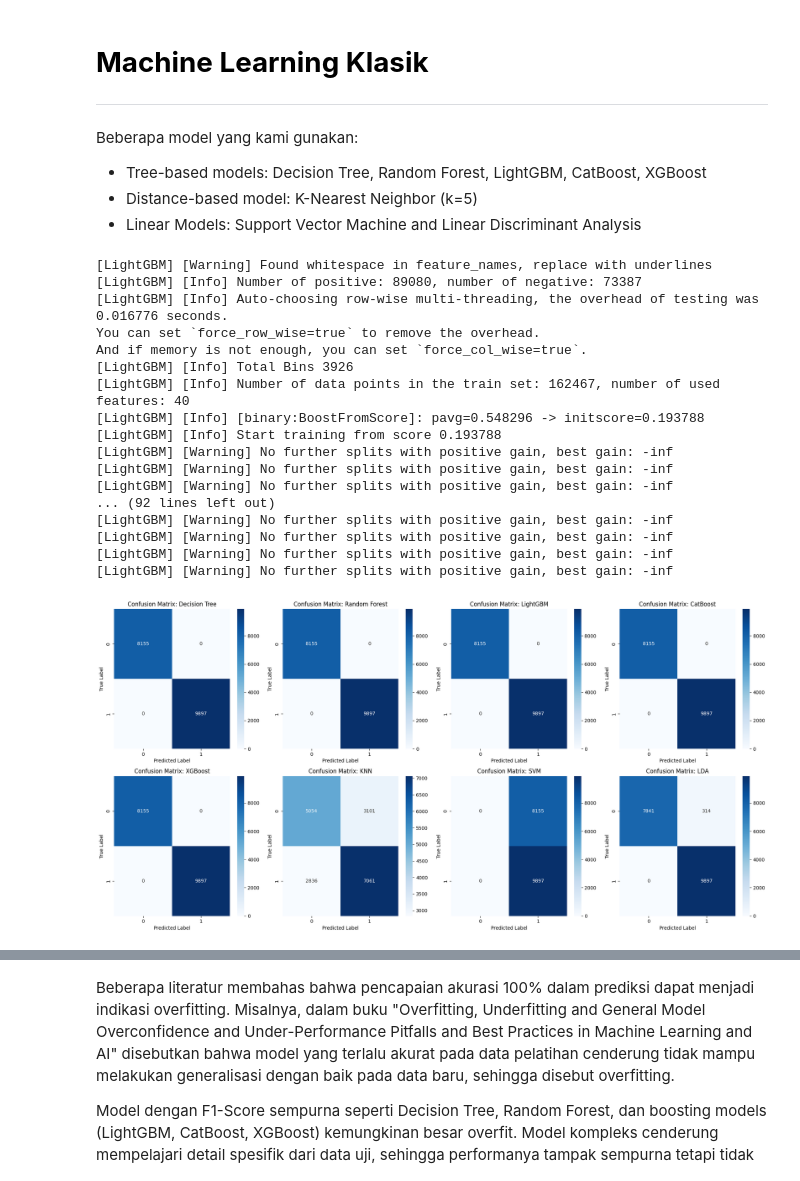
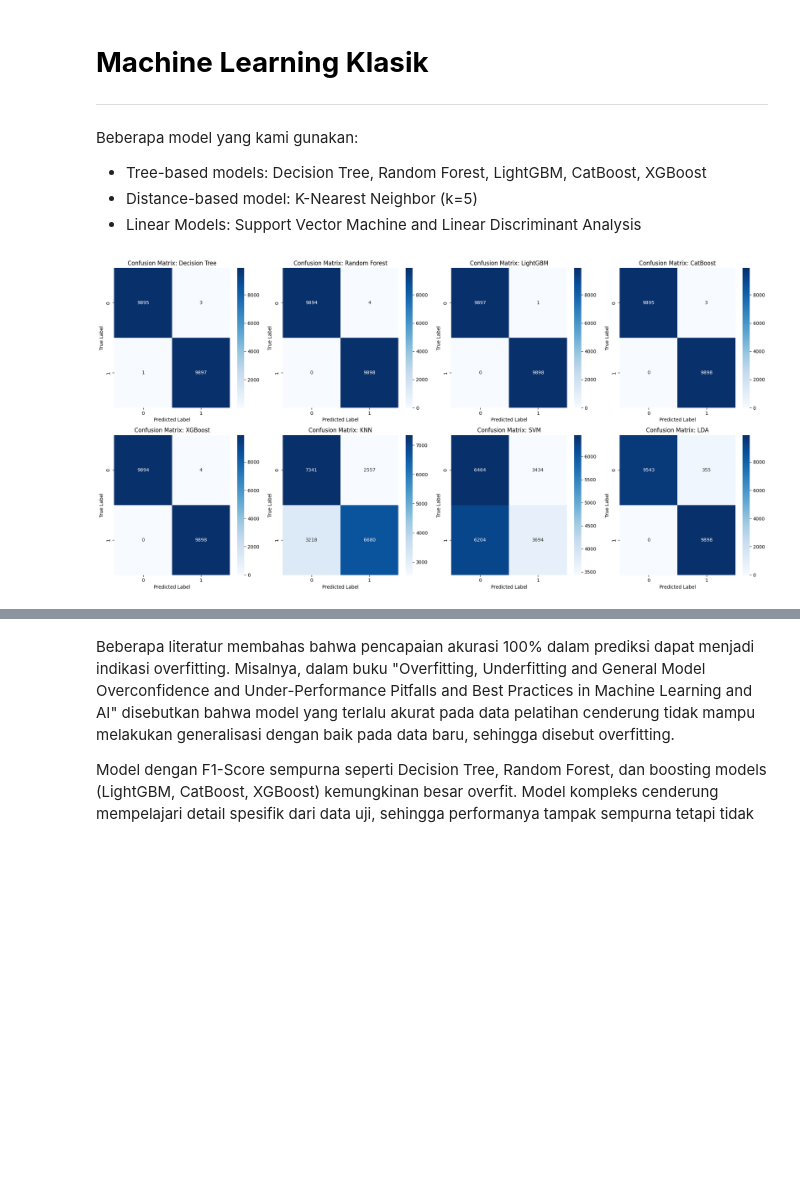
Before and after one commit to agungibr/supply-chain, a Jupyter notebook: FESMARO_2025_SUPPLY_CHAIN.ipynb, the cells around one changed output, grey strips where cells are left out. Saved outputs shown, nothing was run; the diff lists cells and outputs as text; code cells hidden in the pictures; blank space fills up the shorter version.

Commit message:
feat: changes
add smote in ml, layer and dropout in dl

```diff
--- a/FESMARO_2025_SUPPLY_CHAIN.ipynb
+++ b/FESMARO_2025_SUPPLY_CHAIN.ipynb
@@ -117,7 +119,7 @@ Dataset Supply Chain kali ini diakses dari website kaggle [DataCo SMART SUPPLY C
 # Load dataset dan simpan dalam variabel "supply_df"
 
 # Kaggle
-supply_df = pd.read_csv("/kaggle/input/dataset-kedua/Dataset Kedua.csv", encoding='ISO-8859-1')
+supply_df = pd.read_excel("/kaggle/input/supply/Dataset Kedua.xlsx")
 
 # Local colab
 # supply_df = pd.read_csv("/content/Dataset Kedua.csv", encoding='ISO-8859-1')
@@ -1156,6 +1156,10 @@ X.head()
 | 2 | 0.309380 | 0.777152 | 3.074684 | 1.577002 | -2.113536 | 0.771609 | ... |
 | 3 | -0.306491 | 0.777152 | 3.074443 | 1.441207 | -2.113536 | 0.448967 | ... |
 | 4 | -0.922361 | 0.777152 | 3.074203 | -0.937512 | -2.113536 | -1.168395 | ... |
+# %%
+# SMOTE (Synthetic Minority Oversampling Technique)
+smote = SMOTE(random_state=42)
+X, y = smote.fit_resample(X, y)
 # %% [markdown]
   # <b><font color='black'>Training Machine Learning</font></b>
 ---
@@ -1188,7 +1192,7 @@ Beberapa model yang kami gunakan:
 models = {
     "Decision Tree": DecisionTreeClassifier(random_state=42),
     "Random Forest": RandomForestClassifier(random_state=42),
-    "LightGBM": LGBMClassifier(random_state=42),
+    "LightGBM": LGBMClassifier(random_state=42, verbose=-1),
     "CatBoost": CatBoostClassifier(verbose=0, random_state=42),
     "XGBoost": XGBClassifier(use_label_encoder=False, eval_metric='logloss', random_state=42),
     "KNN": KNeighborsClassifier(n_neighbors=5),
@@ -1197,51 +1201,34 @@ models = {
 }
 
 # List untuk menyimpan confusion matrix hasil
 conf_matrices = {}
 
 # Menggunakan fold pertama sebagai contoh
 for train_index, test_index in kf.split(X, y):
     X_train, X_test = X.iloc[train_index], X.iloc[test_index]
     y_train, y_test = y.iloc[train_index], y.iloc[test_index]
     break  # Hanya mengambil fold pertama
 
 # Train dan evaluasi setiap model
 for name, model in models.items():
     model.fit(X_train, y_train)
     y_pred = model.predict(X_test)
     conf_matrices[name] = confusion_matrix(y_test, y_pred)
 
 # Menampilkan confusion matrix dalam bentuk tabel
 fig, axes = plt.subplots(2, 4, figsize=(20, 10))
 axes = axes.flatten()
 
 for ax, (name, cm) in zip(axes, conf_matrices.items()):
     sns.heatmap(cm, annot=True, fmt='d', cmap='Blues', ax=ax)
     ax.set_title(f'Confusion Matrix: {name}')
     ax.set_xlabel('Predicted Label')
     ax.set_ylabel('True Label')
 
 plt.tight_layout()
 plt.show()
 # %% [output]
-[LightGBM] [Warning] Found whitespace in feature_names, replace with underlines
-[LightGBM] [Info] Number of positive: 89080, number of negative: 73387
-[LightGBM] [Info] Auto-choosing row-wise multi-threading, the overhead of testing was 0.016776 seconds.
-You can set `force_row_wise=true` to remove the overhead.
-And if memory is not enough, you can set `force_col_wise=true`.
-[LightGBM] [Info] Total Bins 3926
-[LightGBM] [Info] Number of data points in the train set: 162467, number of used features: 40
-[LightGBM] [Info] [binary:BoostFromScore]: pavg=0.548296 -> initscore=0.193788
-[LightGBM] [Info] Start training from score 0.193788
-[LightGBM] [Warning] No further splits with positive gain, best gain: -inf
-[LightGBM] [Warning] No further splits with positive gain, best gain: -inf
-[LightGBM] [Warning] No further splits with positive gain, best gain: -inf
-... (92 lines left out)
-[LightGBM] [Warning] No further splits with positive gain, best gain: -inf
-[LightGBM] [Warning] No further splits with positive gain, best gain: -inf
-[LightGBM] [Warning] No further splits with positive gain, best gain: -inf
-[LightGBM] [Warning] No further splits with positive gain, best gain: -inf
-[figure, old version]
+[figure, new version]
 # %% [markdown]
   # <b><font color='black'>Evaluation</font></b>
 ---
```
Also changed, not shown: parts of 14 cells of this notebook.
